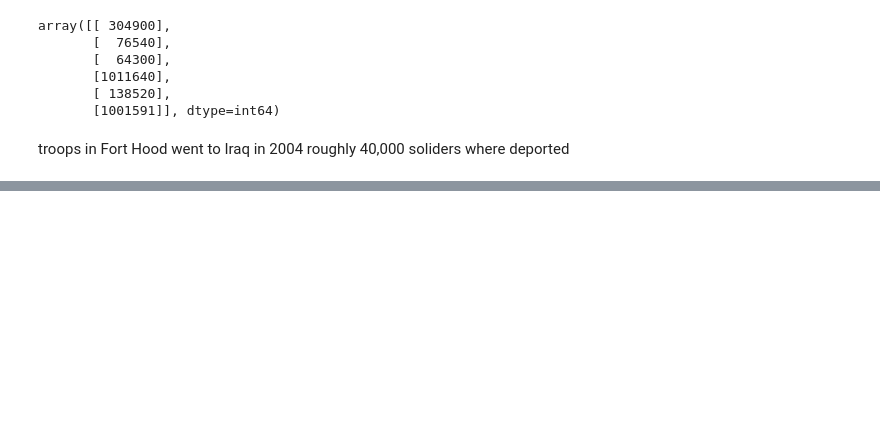
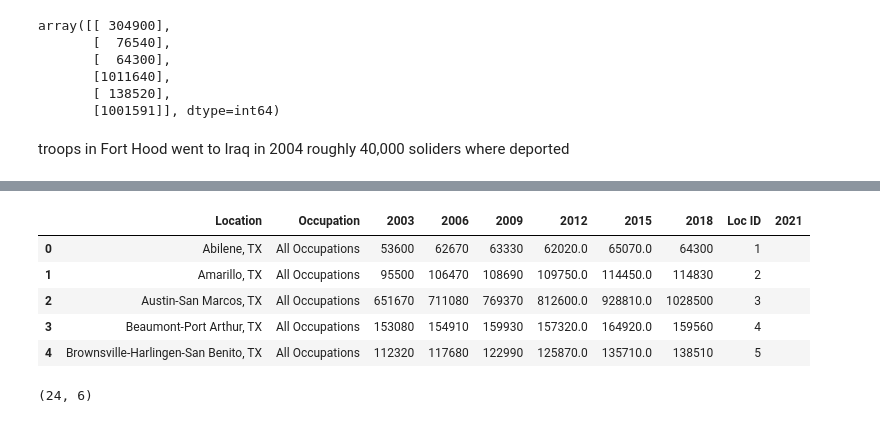
Before and after one commit to mikegoldster/Texas_Labor_Data_2, a Jupyter notebook: Texas_LR.ipynb, the cells around one changed output, grey strips where cells are left out. Saved outputs shown, nothing was run; the diff lists cells and outputs as text; code cells hidden in the pictures; blank space fills up the shorter version.

```diff
--- a/Texas_LR.ipynb
+++ b/Texas_LR.ipynb
@@ -337,3 +448,3 @@ texas_em
-# %%
-texas_em['Predicted 2018'] = [47390, 123055,1036911,155296,129173,103213,197840,3551103,362246,
-                             1272213,2973058,129173,]
+# %%
+texas_em['Predicted 2018'] = [39468, 126010,1041626,174183,111521,220307,3561528,380500,1294765,2984121,
+                             118214,76806,88967,178432,204283,45479,25177,1115881,33799,116987,41309,119070]
@@ -339,0 +473,13 @@ texas_em['Predicted 2018'] = [47390, 123055,1036911,155296,129173,103213,197840,
+# %%
+texas_em2 = texas_em
+# %%
+texas_em2['2021'] = ''
+# %%
+texas_em2.head()
+# %% [output]
+|  | Location | Occupation | 2003 | 2006 | 2009 | 2012 | 2015 | 2018 | Loc ID | 2021 |
+| 0 | Abilene, TX | All Occupations | 53600 | 62670 | 63330 | 62020.0 | 65070.0 | 64300 | 1 |  |
+| 1 | Amarillo, TX | All Occupations | 95500 | 106470 | 108690 | 109750.0 | 114450.0 | 114830 | 2 |  |
+| 2 | Austin-San Marcos, TX | All Occupations | 651670 | 711080 | 769370 | 812600.0 | 928810.0 | 1028500 | 3 |  |
+| 3 | Beaumont-Port Arthur, TX | All Occupations | 153080 | 154910 | 159930 | 157320.0 | 164920.0 | 159560 | 4 |  |
+| 4 | Brownsville-Harlingen-San Benito, TX | All Occupations | 112320 | 117680 | 122990 | 125870.0 | 135710.0 | 138510 | 5 |  |
@@ -339,0 +488,4 @@ texas_em['Predicted 2018'] = [47390, 123055,1036911,155296,129173,103213,197840,
+# %%
+x_data2.shape
+# %% [output]
+(24, 6)
```
Also changed, not shown: parts of 24 cells of this notebook.
